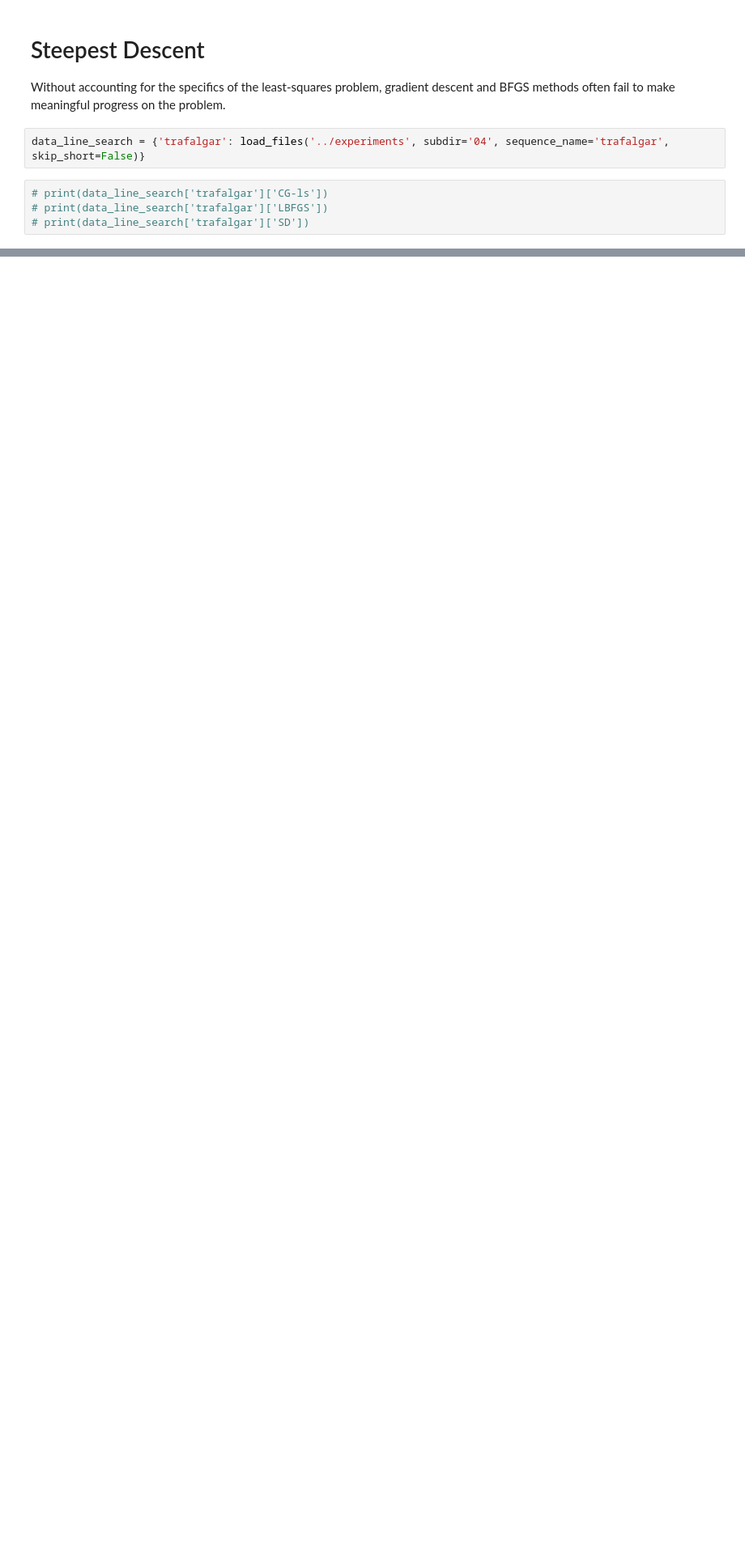
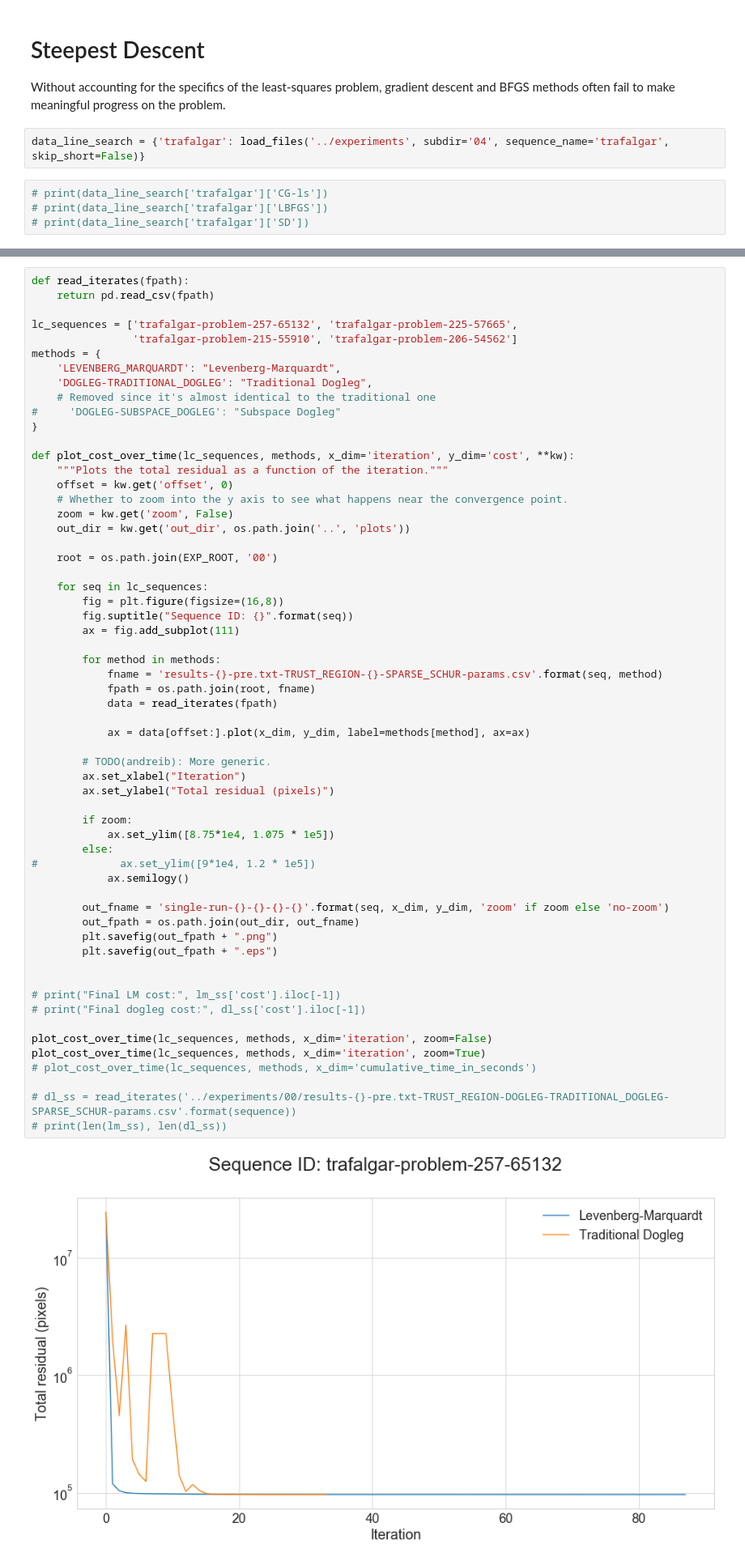
Before and after one commit to AndreiBarsan/numerics-from-scratch, a Jupyter notebook: csc2305/project/analysis/AnalyzeCeresExperiments.ipynb, the cells around one changed output, grey strips where cells are left out. Shown at 81% size. Cells and saved outputs as stored; diff of their text form; blank space fills up the shorter version.

```diff
--- a/csc2305/project/analysis/AnalyzeCeresExperiments.ipynb
+++ b/csc2305/project/analysis/AnalyzeCeresExperiments.ipynb
@@ -533,0 +532,61 @@ optimum, and the LM one just wastes a lot of time making minuscule improvements
+# %%
+def read_iterates(fpath):
+    return pd.read_csv(fpath)
+
+lc_sequences = ['trafalgar-problem-257-65132', 'trafalgar-problem-225-57665',
+                'trafalgar-problem-215-55910', 'trafalgar-problem-206-54562']
+methods = {
+    'LEVENBERG_MARQUARDT': "Levenberg-Marquardt",
+    'DOGLEG-TRADITIONAL_DOGLEG': "Traditional Dogleg",
+    # Removed since it's almost identical to the traditional one
+#     'DOGLEG-SUBSPACE_DOGLEG': "Subspace Dogleg"
+}
+
+def plot_cost_over_time(lc_sequences, methods, x_dim='iteration', y_dim='cost', **kw):
+    """Plots the total residual as a function of the iteration."""
+    offset = kw.get('offset', 0)
+    # Whether to zoom into the y axis to see what happens near the convergence point.
+    zoom = kw.get('zoom', False)
+    out_dir = kw.get('out_dir', os.path.join('..', 'plots'))
+
+    root = os.path.join(EXP_ROOT, '00')
+
+    for seq in lc_sequences:
+        fig = plt.figure(figsize=(16,8))
+        fig.suptitle("Sequence ID: {}".format(seq))
+        ax = fig.add_subplot(111)
+
+        for method in methods:
+            fname = 'results-{}-pre.txt-TRUST_REGION-{}-SPARSE_SCHUR-params.csv'.format(seq, method)
+            fpath = os.path.join(root, fname)
+            data = read_iterates(fpath)
+
+            ax = data[offset:].plot(x_dim, y_dim, label=methods[method], ax=ax)
+
+        # TODO(andreib): More generic.
+        ax.set_xlabel("Iteration")
+        ax.set_ylabel("Total residual (pixels)")
+
+        if zoom:
+            ax.set_ylim([8.75*1e4, 1.075 * 1e5])
+        else:
+#             ax.set_ylim([9*1e4, 1.2 * 1e5])
+            ax.semilogy()
+
+        out_fname = 'single-run-{}-{}-{}-{}'.format(seq, x_dim, y_dim, 'zoom' if zoom else 'no-zoom')
+        out_fpath = os.path.join(out_dir, out_fname)
+        plt.savefig(out_fpath + ".png")
+        plt.savefig(out_fpath + ".eps")
+
+
+# print("Final LM cost:", lm_ss['cost'].iloc[-1])
+# print("Final dogleg cost:", dl_ss['cost'].iloc[-1])
+
+plot_cost_over_time(lc_sequences, methods, x_dim='iteration', zoom=False)
+plot_cost_over_time(lc_sequences, methods, x_dim='iteration', zoom=True)
+# plot_cost_over_time(lc_sequences, methods, x_dim='cumulative_time_in_seconds')
+
+# dl_ss = read_iterates('../experiments/00/results-{}-pre.txt-TRUST_REGION-DOGLEG-TRADITIONAL_DOGLEG-SPARSE_SCHUR-params.csv'.format(sequence))
+# print(len(lm_ss), len(dl_ss))
+# %% [output]
+[figure, added]
```
Also changed, not shown: parts of 4 cells of this notebook.
